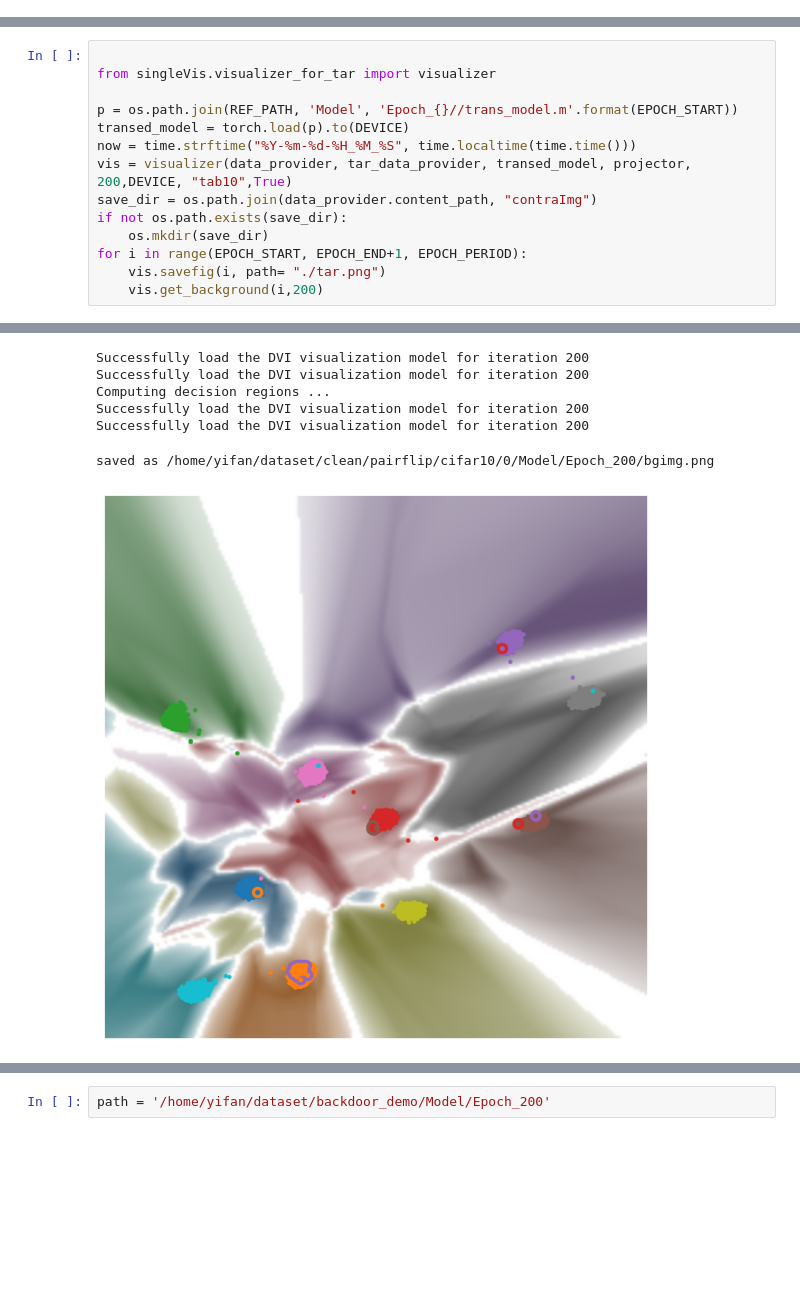
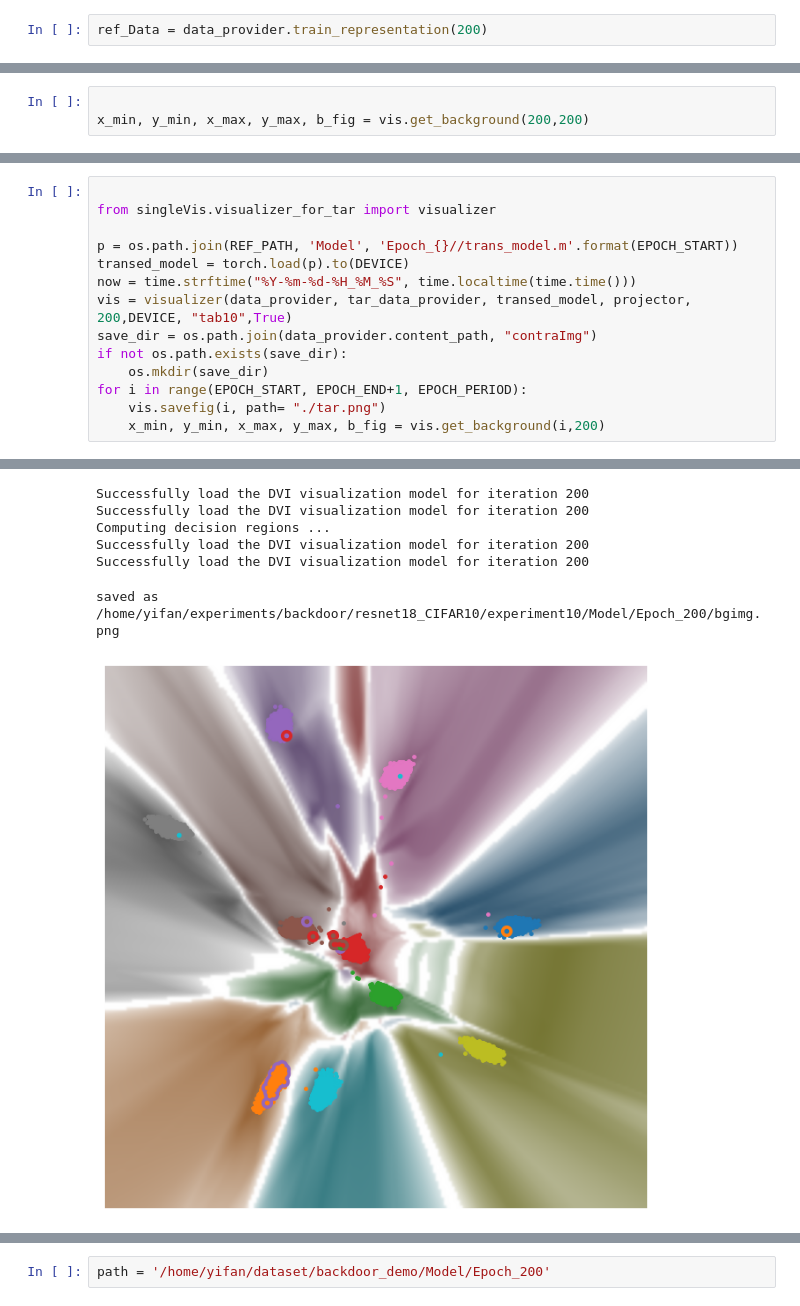
Before and after one commit to Yvonnefanf/ContraVis, a Jupyter notebook: case_study/backdoor/backdoor.ipynb, the cells around one changed output, grey strips where cells are left out. Saved outputs shown, nothing was run; the diff lists cells and outputs as text; blank space fills up the shorter version.

```diff
--- a/case_study/backdoor/backdoor.ipynb
+++ b/case_study/backdoor/backdoor.ipynb
@@ -145,0 +148,2 @@ Successfully load the DVI visualization model for iteration 200
+# %%
+ref_Data = data_provider.train_representation(200)
@@ -145,0 +164,3 @@ Successfully load the DVI visualization model for iteration 200
+# %%
+
+x_min, y_min, x_max, y_max, b_fig = vis.get_background(200,200)
@@ -146,26 +173,26 @@ Successfully load the DVI visualization model for iteration 200
 # %%
 
 from singleVis.visualizer_for_tar import visualizer
 
 p = os.path.join(REF_PATH, 'Model', 'Epoch_{}//trans_model.m'.format(EPOCH_START))
 transed_model = torch.load(p).to(DEVICE)
 now = time.strftime("%Y-%m-%d-%H_%M_%S", time.localtime(time.time()))
 vis = visualizer(data_provider, tar_data_provider, transed_model, projector, 200,DEVICE, "tab10",True)
 save_dir = os.path.join(data_provider.content_path, "contraImg")
 if not os.path.exists(save_dir):
     os.mkdir(save_dir)
 for i in range(EPOCH_START, EPOCH_END+1, EPOCH_PERIOD):
     vis.savefig(i, path= "./tar.png")
-    vis.get_background(i,200)
+    x_min, y_min, x_max, y_max, b_fig = vis.get_background(i,200)
 # %% [output]
 Successfully load the DVI visualization model for iteration 200
 Computing decision regions ...
 Successfully load the DVI visualization model for iteration 200
 Successfully load the DVI visualization model for iteration 200
 Successfully load the DVI visualization model for iteration 200
 Successfully load the DVI visualization model for iteration 200
 Computing decision regions ...
 Successfully load the DVI visualization model for iteration 200
 Successfully load the DVI visualization model for iteration 200
-saved as /home/yifan/dataset/clean/pairflip/cifar10/0/Model/Epoch_200/bgimg.png
+saved as /home/yifan/experiments/backdoor/resnet18_CIFAR10/experiment10/Model/Epoch_200/bgimg.png
-[figure, old version]
+[figure, new version]
```
Also changed, not shown: parts of 24 cells of this notebook, 10 other files.
